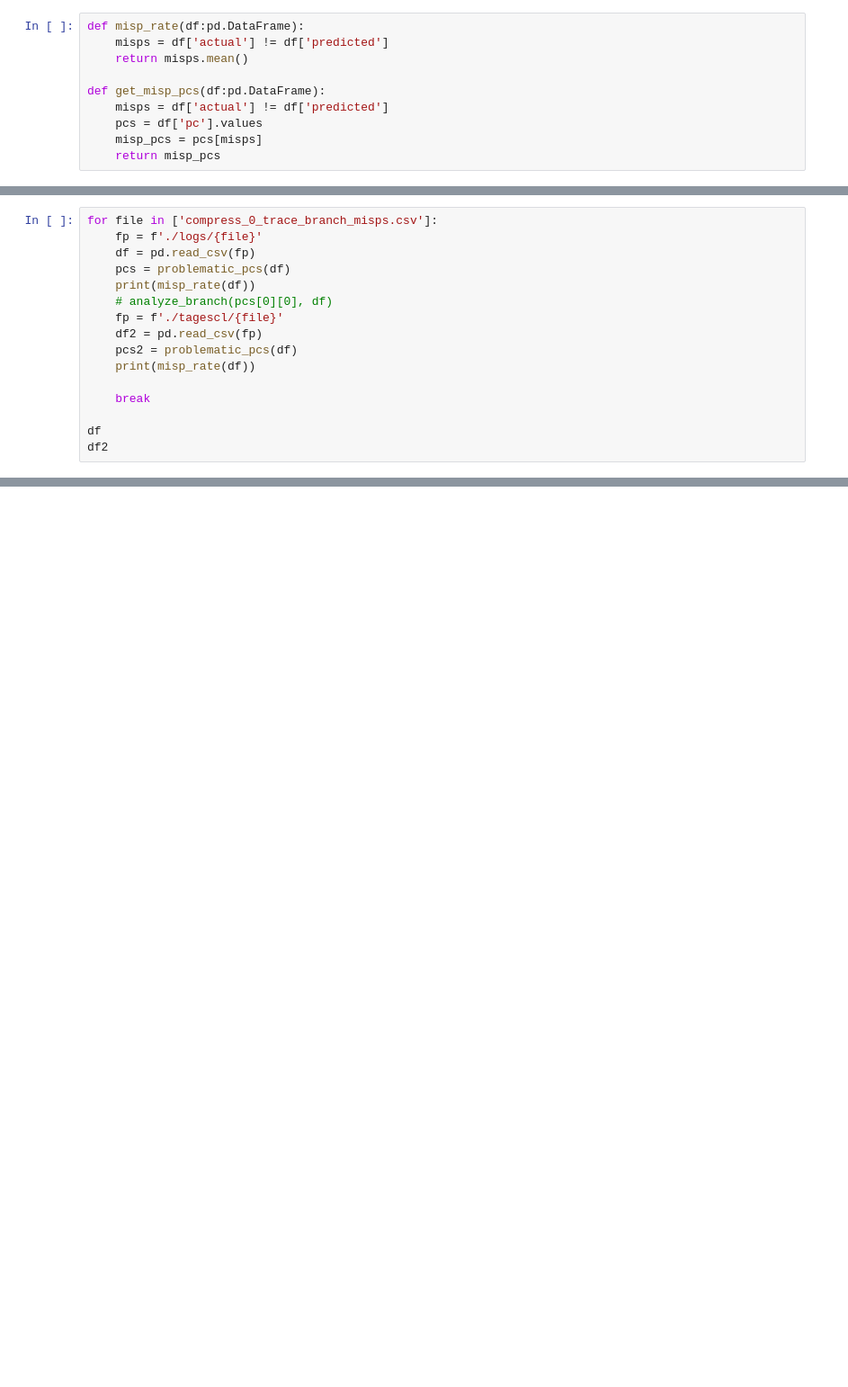
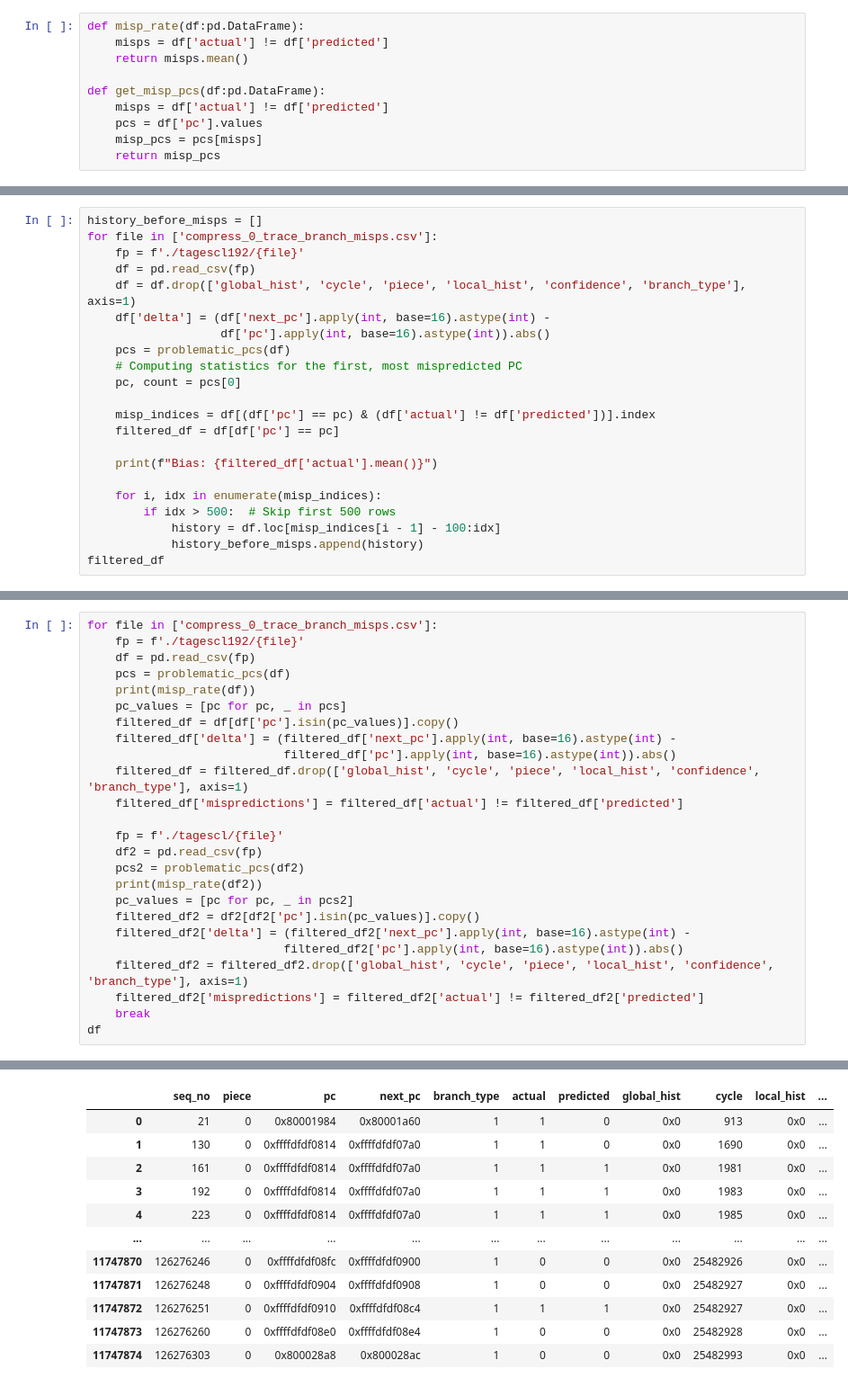
Before and after one commit to satvikmaurya/cbp2025, a Jupyter notebook: evaluate.ipynb, the cells around one changed output, grey strips where cells are left out. Shown at 90% size. Saved outputs shown, nothing was run; the diff lists cells and outputs as text; blank space fills up the shorter version.

```diff
--- a/evaluate.ipynb
+++ b/evaluate.ipynb
@@ -35,0 +335,22 @@ def analyze_branch(pc, df):
+# %%
+history_before_misps = []
+for file in ['compress_0_trace_branch_misps.csv']:
+    fp = f'./tagescl192/{file}'
+    df = pd.read_csv(fp)
+    df = df.drop(['global_hist', 'cycle', 'piece', 'local_hist', 'confidence', 'branch_type'], axis=1)
+    df['delta'] = (df['next_pc'].apply(int, base=16).astype(int) -
+                   df['pc'].apply(int, base=16).astype(int)).abs()
+    pcs = problematic_pcs(df)
+    # Computing statistics for the first, most mispredicted PC
+    pc, count = pcs[0]
+
+    misp_indices = df[(df['pc'] == pc) & (df['actual'] != df['predicted'])].index
+    filtered_df = df[df['pc'] == pc]
+
+    print(f"Bias: {filtered_df['actual'].mean()}")
+
+    for i, idx in enumerate(misp_indices):
+        if idx > 500:  # Skip first 500 rows
+            history = df.loc[misp_indices[i - 1] - 100:idx]
+            history_before_misps.append(history)
+filtered_df
@@ -36,17 +450,26 @@ def analyze_branch(pc, df):
 # %%
 for file in ['compress_0_trace_branch_misps.csv']:
-    fp = f'./logs/{file}'
+    fp = f'./tagescl192/{file}'
     df = pd.read_csv(fp)
     pcs = problematic_pcs(df)
     print(misp_rate(df))
-    # analyze_branch(pcs[0][0], df)
+    pc_values = [pc for pc, _ in pcs]
+    filtered_df = df[df['pc'].isin(pc_values)].copy()
+    filtered_df['delta'] = (filtered_df['next_pc'].apply(int, base=16).astype(int) -
+                            filtered_df['pc'].apply(int, base=16).astype(int)).abs()
+    filtered_df = filtered_df.drop(['global_hist', 'cycle', 'piece', 'local_hist', 'confidence', 'branch_type'], axis=1)
+    filtered_df['mispredictions'] = filtered_df['actual'] != filtered_df['predicted']
+
     fp = f'./tagescl/{file}'
     df2 = pd.read_csv(fp)
-    pcs2 = problematic_pcs(df)
-    print(misp_rate(df))
-
+    pcs2 = problematic_pcs(df2)
+    print(misp_rate(df2))
+    pc_values = [pc for pc, _ in pcs2]
+    filtered_df2 = df2[df2['pc'].isin(pc_values)].copy()
+    filtered_df2['delta'] = (filtered_df2['next_pc'].apply(int, base=16).astype(int) -
+                            filtered_df2['pc'].apply(int, base=16).astype(int)).abs()
+    filtered_df2 = filtered_df2.drop(['global_hist', 'cycle', 'piece', 'local_hist', 'confidence', 'branch_type'], axis=1)
+    filtered_df2['mispredictions'] = filtered_df2['actual'] != filtered_df2['predicted']
     break
-
 df
-df2
 # %% [output]
@@ -54,0 +478,12 @@ df2
+|  | seq_no | piece | pc | next_pc | branch_type | actual | predicted | global_hist | cycle | local_hist | ... |
+| 0 | 21 | 0 | 0x80001984 | 0x80001a60 | 1 | 1 | 0 | 0x0 | 913 | 0x0 | ... |
+| 1 | 130 | 0 | 0xffffdfdf0814 | 0xffffdfdf07a0 | 1 | 1 | 0 | 0x0 | 1690 | 0x0 | ... |
+| 2 | 161 | 0 | 0xffffdfdf0814 | 0xffffdfdf07a0 | 1 | 1 | 1 | 0x0 | 1981 | 0x0 | ... |
+| 3 | 192 | 0 | 0xffffdfdf0814 | 0xffffdfdf07a0 | 1 | 1 | 1 | 0x0 | 1983 | 0x0 | ... |
+| 4 | 223 | 0 | 0xffffdfdf0814 | 0xffffdfdf07a0 | 1 | 1 | 1 | 0x0 | 1985 | 0x0 | ... |
+| ... | ... | ... | ... | ... | ... | ... | ... | ... | ... | ... | ... |
+| 11747870 | 126276246 | 0 | 0xffffdfdf08fc | 0xffffdfdf0900 | 1 | 0 | 0 | 0x0 | 25482926 | 0x0 | ... |
+| 11747871 | 126276248 | 0 | 0xffffdfdf0904 | 0xffffdfdf0908 | 1 | 0 | 0 | 0x0 | 25482927 | 0x0 | ... |
+| 11747872 | 126276251 | 0 | 0xffffdfdf0910 | 0xffffdfdf08c4 | 1 | 1 | 1 | 0x0 | 25482927 | 0x0 | ... |
+| 11747873 | 126276260 | 0 | 0xffffdfdf08e0 | 0xffffdfdf08e4 | 1 | 0 | 0 | 0x0 | 25482928 | 0x0 | ... |
+| 11747874 | 126276303 | 0 | 0x800028a8 | 0x800028ac | 1 | 0 | 0 | 0x0 | 25482993 | 0x0 | ... |
```
Also changed, not shown: parts of 20 cells of this notebook, 7 other files.
